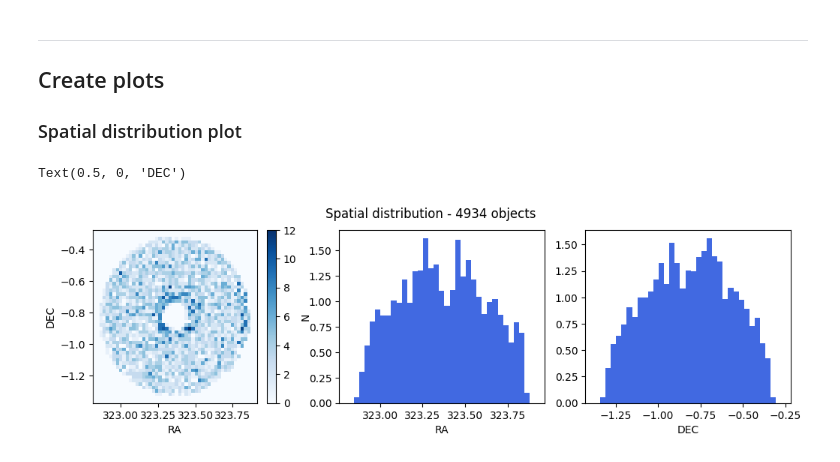
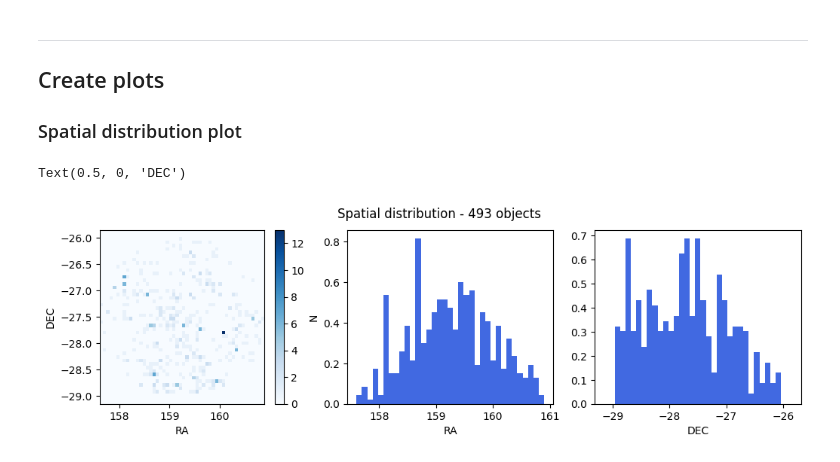
Before and after one commit to felipefer42/XLVII_SAB_workshop, a Jupyter notebook: content/hands-on/2nd_science_case_solution.ipynb, the cells around one changed output. Cells and saved outputs as stored; diff of their text form; code cells hidden in the pictures.

```diff
--- a/content/hands-on/2nd_science_case_solution.ipynb
+++ b/content/hands-on/2nd_science_case_solution.ipynb
@@ -124,9 +100,33 @@ gaia = lsdb.read_hipscat(
+# %%
+# Read more about the need of the margin cache server at:
+#      https://lsdb.readthedocs.io/en/stable/tutorials/margins.html
+dr4dual_margin = lsdb.read_hipscat(dr4dual_margin_cache_hipscat)
+dr4sqg_margin = lsdb.read_hipscat(dr4sqg_margin_cache_hipscat)
+
+# Read DR4 dual HiPSCAT
+dr4dual = lsdb.read_hipscat(
+    dr4dual_hipscat,
+    margin_cache=dr4dual_margin,
+    # Read more about the available columns at:
+    #      https://splus.cloud/documentation/DR4?Schemas,_tables_and_columns
+    columns=columns,
+    filters=filters,
+)
+
+# Read DR4 QSO/star/galaxy classification VAC HiPSCAT
+# Here we filter only objects where the galaxy probability
+# is greater than 80%
+dr4sqg = lsdb.read_hipscat(
+    dr4sqg_hipscat,
+    margin_cache=dr4sqg_margin,
+    filters=[('PROB_GAL', '>', 0.9)],
+)
 # %% [markdown]
 ## Perform the crossmatch
 # %%
 # Do the crossmatch of both catalogs.
 identity_radius = 1  # arcsec
-dr4dualsqg_crosmatch = dr4sqg.crossmatch(dr4dual, suffixes=['_dual', '_sqg'], radius_arcsec=identity_radius)
+dr4dualsqg_crosmatch = dr4sqg.crossmatch(dr4dual, radius_arcsec=identity_radius)
 # %%
 # You can use plot_pixels() to observe the catalog’s sky coverage map and
 # obtain information about its HEALPix distribution.
@@ -170,0 +138,7 @@ Index(['ID_dual_dualsqg', 'RA_dual_dualsqg', 'DEC_dual_dualsqg',
+# %%
+# Let's get the resultant table using a cone search:
+cone_center_coord = (159.25, -27.5) # RA and DEC in degrees
+cone_radius = 1.5*3600 # arcsec
+objects_table_crossmatch = dr4dualsqg_crosmatch.cone_search(ra=cone_center_coord[0], dec=cone_center_coord[1], radius_arcsec=cone_radius)
+objects_table_crossmatch.plot_pixels('cone-search crossmatch area')
+objects_table = objects_table_crossmatch.compute()
@@ -177,22 +153,22 @@ Index(['ID_dual_dualsqg', 'RA_dual_dualsqg', 'DEC_dual_dualsqg',
 # %%
 f, (ax1, ax2, ax3) = plt.subplots(1, 3)
 f.set_size_inches(12, 3)
 N = len(objects_table)
 f.suptitle(f'Spatial distribution - {N} objects')
-ra = objects_table['RA_dual_dualsqg']
-dec = objects_table['DEC_dual_dualsqg']
+ra = objects_table['RA_dual']
+dec = objects_table['DEC_dual']
 x = cone_radius/3600
 ra_range = cone_center_coord[0]+np.array([-1.1*x, 1.1*x])
 dec_range = cone_center_coord[1]+np.array([-1.1*x, 1.1*x])
 _, _, _, im1 = ax1.hist2d(ra, dec, bins=50, range=[ra_range, dec_range], cmap='Blues')
 ax1.set_xlabel('RA')
 ax1.set_ylabel('DEC')
 cax = plt.colorbar(im1, ax=ax1)
 cax.ax.set_ylabel('N')
 ax2.hist(ra, bins=35, range=ra_range, density=True, color='royalblue', histtype='stepfilled')
 ax2.set_xlabel('RA')
 ax3.hist(dec, bins=35, range=dec_range, density=True, color='royalblue', histtype='stepfilled')
 ax3.set_xlabel('DEC')
 # %% [output]
 Text(0.5, 0, 'DEC')
-[figure, old version]
+[figure, new version]
```
Also changed, not shown: parts of 24 cells of this notebook, 2 other files.
